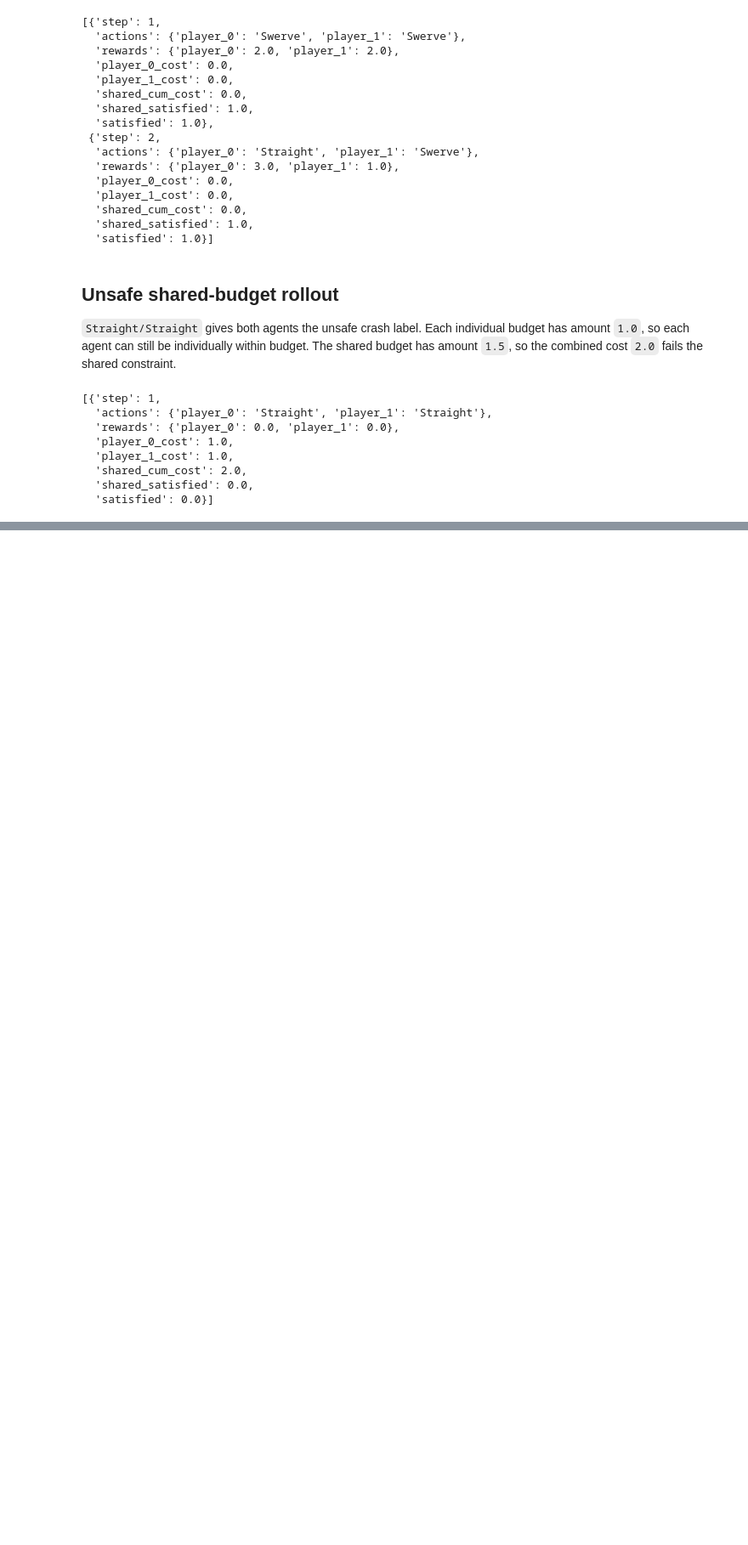
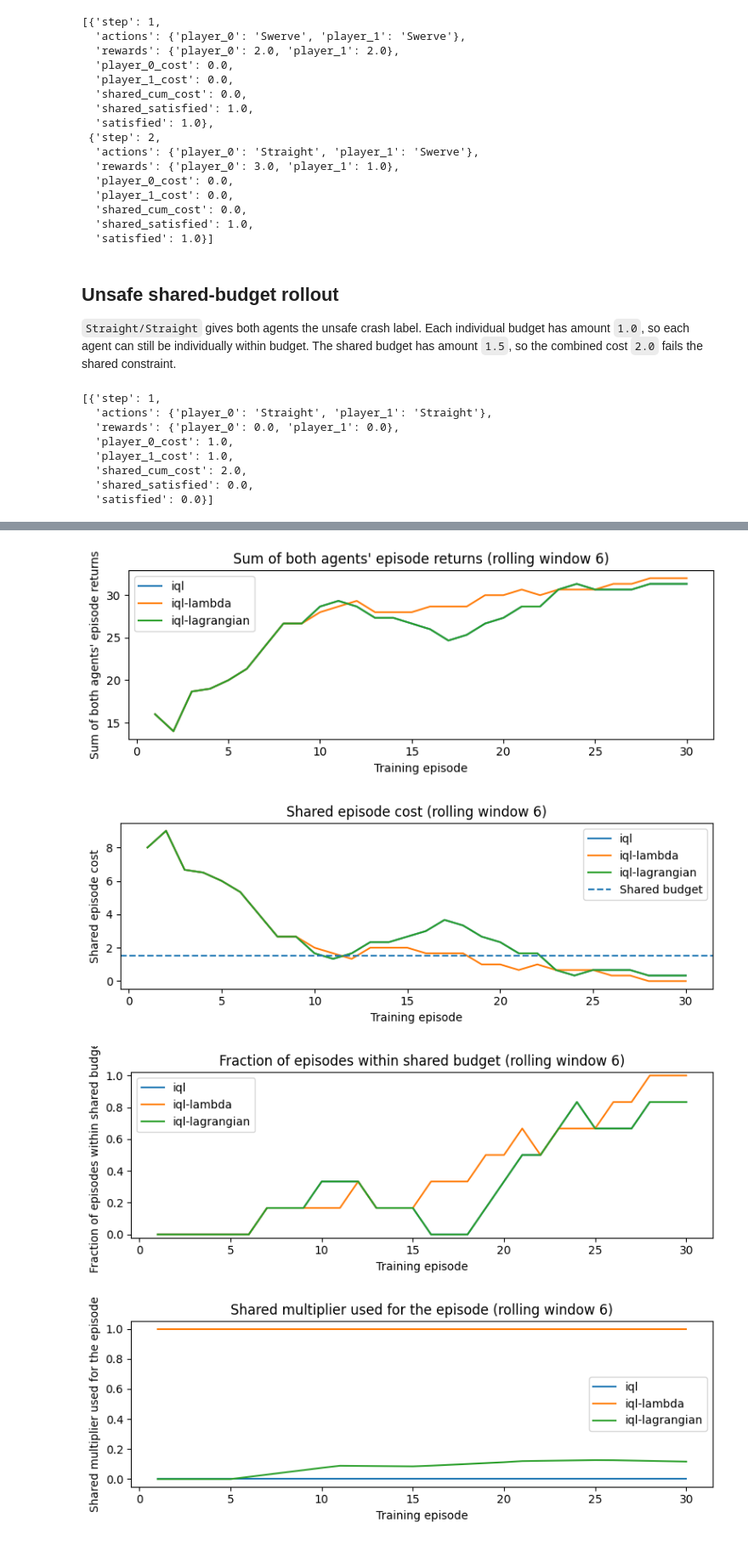
Before and after one commit to sacktock/MASA-Safe-RL, a Jupyter notebook: notebooks/tutorials/12_multi_agent_cmg.ipynb, the cells around one changed output, grey strips where cells are left out. Shown at 85% size. Saved outputs shown, nothing was run; the diff lists cells and outputs as text; code cells hidden in the pictures; blank space fills up the shorter version.

Commit message:
notebooks/tutorials: expand tutorial 12 of multi-agent cmg with Chicken w/ IQL, IQL Lagrangian, IQL Lambda

```diff
--- a/notebooks/tutorials/12_multi_agent_cmg.ipynb
+++ b/notebooks/tutorials/12_multi_agent_cmg.ipynb
@@ -249,0 +325,38 @@ assert unsafe_episode_metrics["satisfied"] == 0.0
+# %%
+# Separate figures keep reward, cost, feasibility, and dual state distinct.
+window = max(1, min(20, TRAIN_EPISODES // 5))
+plot_specs = [
+    ("team_return", "Sum of both agents' episode returns"),
+    ("shared_cum_cost", "Shared episode cost"),
+    ("shared_satisfied", "Fraction of episodes within shared budget"),
+    ("lambda/shared", "Shared multiplier used for the episode"),
+]
+
+for metric, title in plot_specs:
+    fig, ax = plt.subplots(figsize=(8, 3))
+    for name, result in results.items():
+        frame = pd.DataFrame(result["train"])
+        frame["team_return"] = (
+            frame["return/player_0"] + frame["return/player_1"]
+        )
+        if "lambda/shared" not in frame:
+            frame["lambda/shared"] = 0.0
+        values = frame[metric].rolling(window, min_periods=1).mean()
+        ax.plot(frame["episode"], values, label=name)
+    if metric == "shared_cum_cost":
+        ax.axhline(1.5, linestyle="--", label="Shared budget")
+    if metric == "shared_satisfied":
+        ax.set_ylim(-0.02, 1.02)
+    ax.set(
+        xlabel="Training episode",
+        ylabel=title,
+        title=f"{title} (rolling window {window})",
+    )
+    ax.legend()
+    fig.tight_layout()
+    plt.show()
+# %% [output]
+[figure, added]
+[figure, added]
+[figure, added]
+[figure, added]
```
Also changed, not shown: parts of 8 cells of this notebook.
